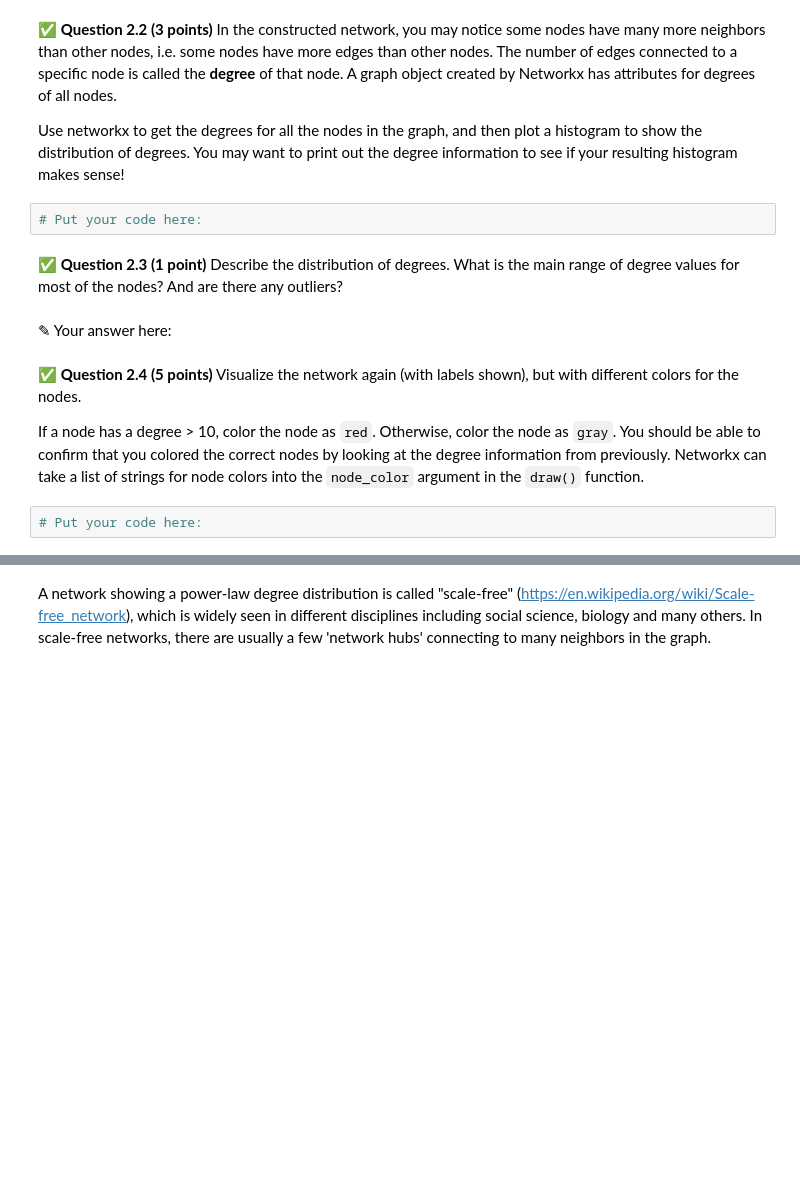
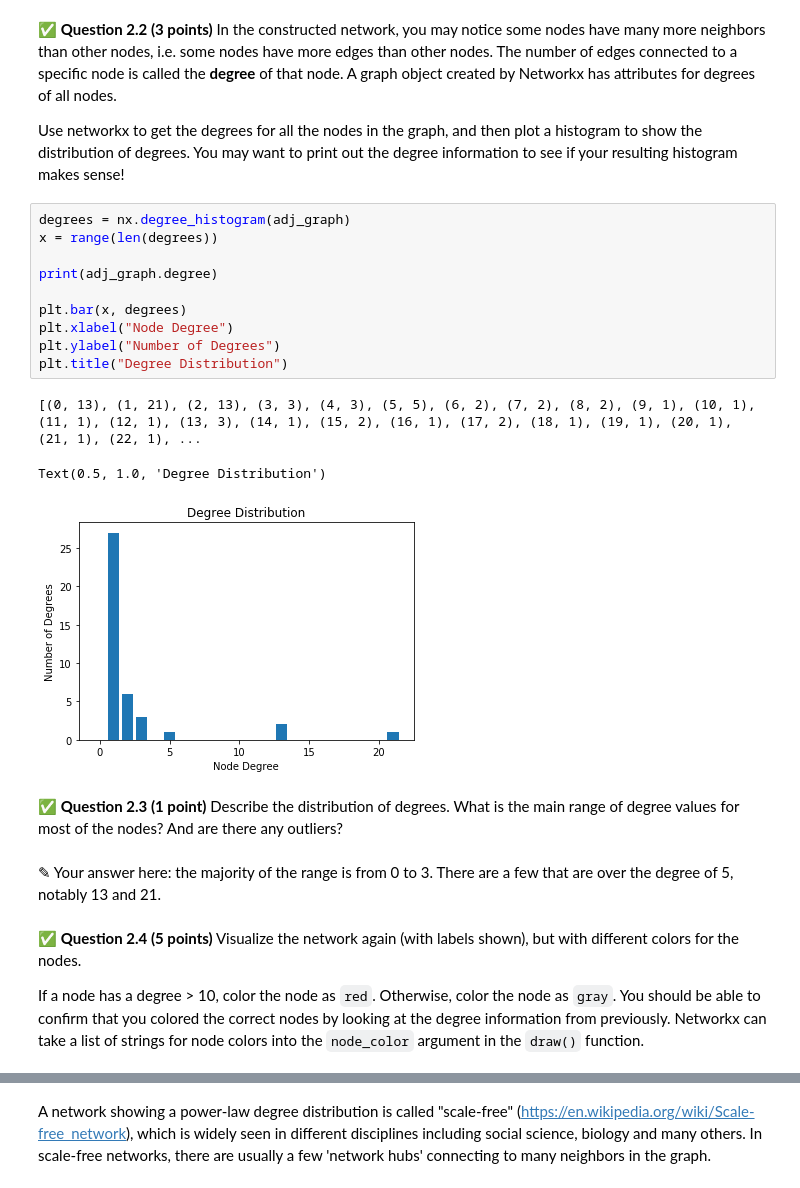
Before and after one commit to bryantp4/cmse202-s21-turnin, a Jupyter notebook: hw-04/HW-04_graph_regression-STUDENT.ipynb, the cells around one changed output, grey strips where cells are left out. Drawn from its saved outputs; the diff is of its cells as text; blank space fills up the shorter version.

```diff
--- a/hw-04/HW-04_graph_regression-STUDENT.ipynb
+++ b/hw-04/HW-04_graph_regression-STUDENT.ipynb
@@ -69,15 +77,25 @@ If you're successful in getting everything loaded up and you visualize the graph
 &#9989;  **Question 2.2 (3 points)** In the constructed network, you may notice some nodes have many more neighbors than other nodes, i.e. some nodes have more edges than other nodes. The number of edges connected to a specific node is called the **degree** of that node. A graph object created by Networkx has attributes for degrees of all nodes.
 
 Use networkx to get the degrees for all the nodes in the graph, and then plot a histogram to show the distribution of degrees. You may want to print out the degree information to see if your resulting histogram makes sense!
-# %%
-# Put your code here:
+# %%
+degrees = nx.degree_histogram(adj_graph)
+x = range(len(degrees))
+
+print(adj_graph.degree)
+
+plt.bar(x, degrees)
+plt.xlabel("Node Degree")
+plt.ylabel("Number of Degrees")
+plt.title("Degree Distribution")
+# %% [output]
+[(0, 13), (1, 21), (2, 13), (3, 3), (4, 3), (5, 5), (6, 2), (7, 2), (8, 2), (9, 1), (10, 1), (11, 1), (12, 1), (13, 3), (14, 1), (15, 2), (16, 1), (17, 2), (18, 1), (19, 1), (20, 1), (21, 1), (22, 1), ...
+Text(0.5, 1.0, 'Degree Distribution')
+[figure, added]
 # %% [markdown]
 &#9989;  **Question 2.3 (1 point)** Describe the distribution of degrees. What is the main range of degree values for most of the nodes? And are there any outliers?
-# %% [markdown]
-<font size=+3>&#9998;</font> Your answer here:
+# %% [markdown]
+<font size=+3>&#9998;</font> Your answer here: the majority of the range is from 0 to 3. There are a few that are over the degree of 5, notably 13 and 21.
 # %% [markdown]
 &#9989;  **Question 2.4 (5 points)** Visualize the network again (with labels shown), but with different colors for the nodes.
 
 If a node has a degree > 10, color the node as `red`.  Otherwise, color the node as `gray`. You should be able to confirm that you colored the correct nodes by looking at the degree information from previously. Networkx can take a list of strings for node colors into the `node_color` argument in the `draw()` function.
-# %%
-# Put your code here:
```
Also changed, not shown: parts of 7 cells of this notebook.
